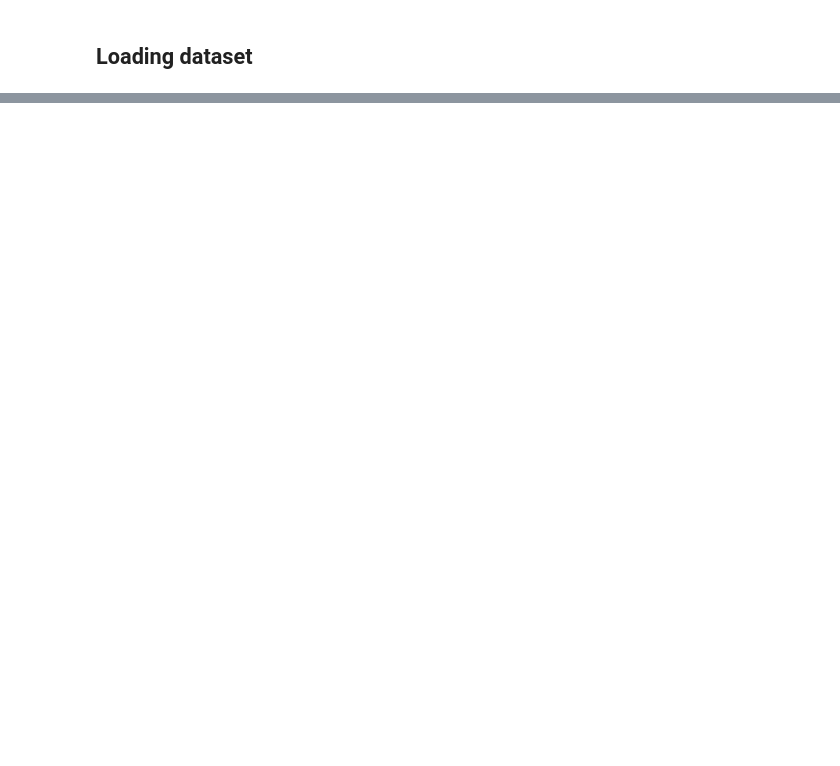
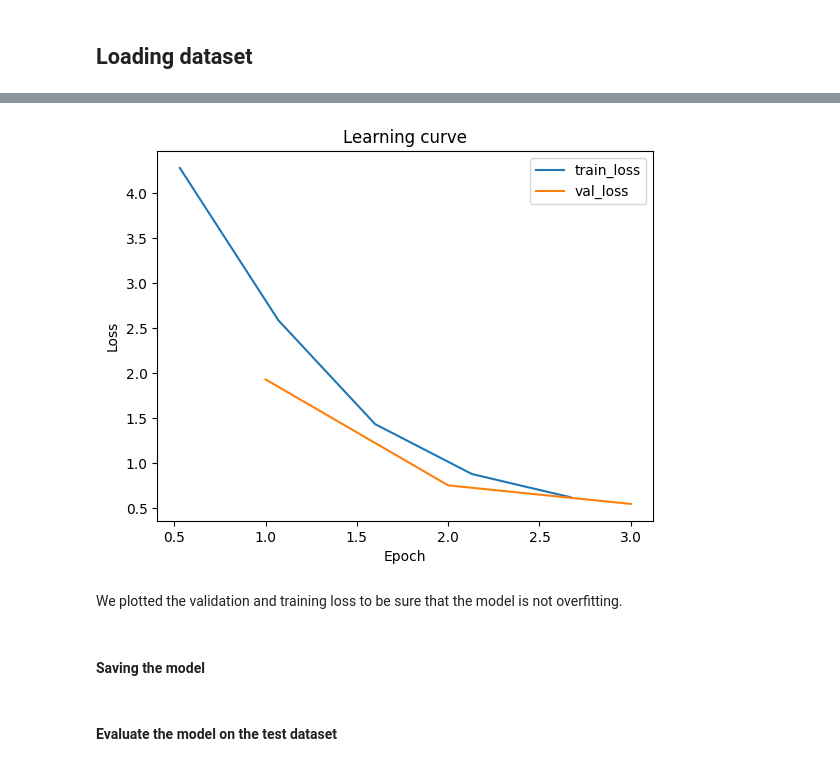
Before and after one commit to FilippoComastri/Intent-Class-and-OOS-Prediction, a Jupyter notebook: ass2/project_2_report.ipynb, the cells around one changed output, grey strips where cells are left out. Cells and saved outputs as stored; diff of their text form; code cells hidden in the pictures; blank space fills up the shorter version.

```diff
--- a/ass2/project_2_report.ipynb
+++ b/ass2/project_2_report.ipynb
@@ -87,0 +582,4 @@ train_valid_test_dataset
+# %%
+num_labels = 150
+# %%
+model = AutoModelForSequenceClassification.from_pretrained(model_name, num_labels=num_labels, id2label = label_mapping)
@@ -87,0 +594,26 @@ train_valid_test_dataset
+# %%
+training_args = TrainingArguments(
+    output_dir="./results",
+    learning_rate=2e-5,
+    per_device_train_batch_size=16,
+    per_device_eval_batch_size=16,
+    num_train_epochs=3,
+    weight_decay=0.01,
+    evaluation_strategy="epoch", # run validation at the end of each epoch
+    save_strategy="epoch",
+    load_best_model_at_end=True,
+)
+
+data_collator = DataCollatorWithPadding(tokenizer=tokenizer)
+
+trainer = Trainer(
+    model=model,
+    args=training_args,
+    train_dataset=tokenized_dataset["train"],
+    eval_dataset=tokenized_dataset["validation"],
+    tokenizer=tokenizer,
+    data_collator=data_collator,
+    compute_metrics=compute_metrics_train
+)
+# %%
+trainer.train()
@@ -87,0 +628,20 @@ train_valid_test_dataset
+# %%
+loss_values = [log_entry["loss"] for log_entry in trainer.state.log_history if "loss" in log_entry ]
+epochs_train = [log_entry["epoch"] for log_entry in trainer.state.log_history if "loss" in log_entry and "epoch" in log_entry]
+val_loss_values = [log_entry["eval_loss"] for log_entry in trainer.state.log_history if "eval_loss" in log_entry ]
+epochs_val =  [log_entry["epoch"] for log_entry in trainer.state.log_history if "eval_loss" in log_entry and "epoch" in log_entry]
+
+# Plot the loss graph
+plt.plot(epochs_train,loss_values,label='train_loss')
+plt.plot(epochs_val,val_loss_values,label='val_loss')
+plt.xlabel("Epoch")
+plt.ylabel("Loss")
+plt.title("Learning curve")
+plt.legend()
+plt.show()
+# %% [output]
+[figure, added]
+# %% [markdown]
+We plotted the validation and training loss to be sure that the model is not overfitting.
+# %% [markdown]
+#### Saving the model
@@ -87,0 +650,2 @@ train_valid_test_dataset
+# %% [markdown]
+#### Evaluate the model on the test dataset
```
Also changed, not shown: parts of 145 cells of this notebook.
